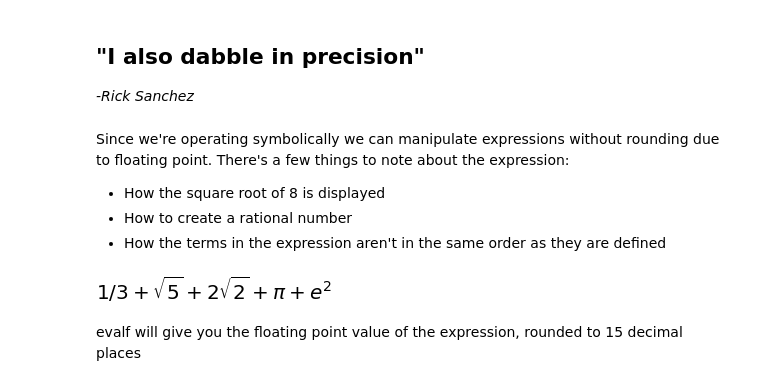
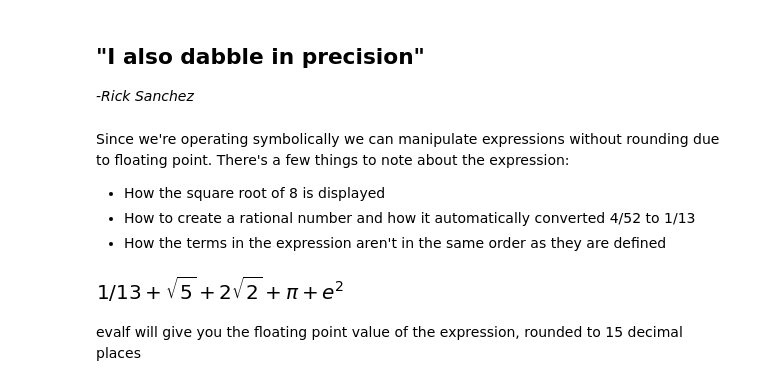
Before and after one commit to jocassid/Talks, a Jupyter notebook: SymPy/CheatingOnYourMathHomeworkWithSymPy.ipynb, the cells around one changed output. Saved outputs shown, nothing was run; the diff lists cells and outputs as text; code cells hidden in the pictures.

```diff
--- a/SymPy/CheatingOnYourMathHomeworkWithSymPy.ipynb
+++ b/SymPy/CheatingOnYourMathHomeworkWithSymPy.ipynb
@@ -199,14 +199,14 @@ symbols('name quest favorite_color airspeed')
 Since we're operating symbolically we can manipulate expressions without rounding due to floating point.  There's a few things to note about the expression:
 
 * How the square root of 8 is displayed
-* How to create a rational number
+* How to create a rational number and how it automatically converted 4/52 to 1/13
 * How the terms in the expression aren't in the same order as they are defined
 # %%
 from sympy import sqrt, exp, pi, Rational
-expr = sqrt(8) + sqrt(5) + exp(2) + pi + Rational(1, 3)
+expr = sqrt(8) + sqrt(5) + exp(2) + pi + Rational(4, 52)
 expr
 # %% [output]
-[figure, old version]
+[figure, new version]
 # %% [markdown]
 evalf will give you the floating point value of the expression, rounded to 15 decimal places
 # %%
```
Also changed, not shown: parts of 23 cells of this notebook.
